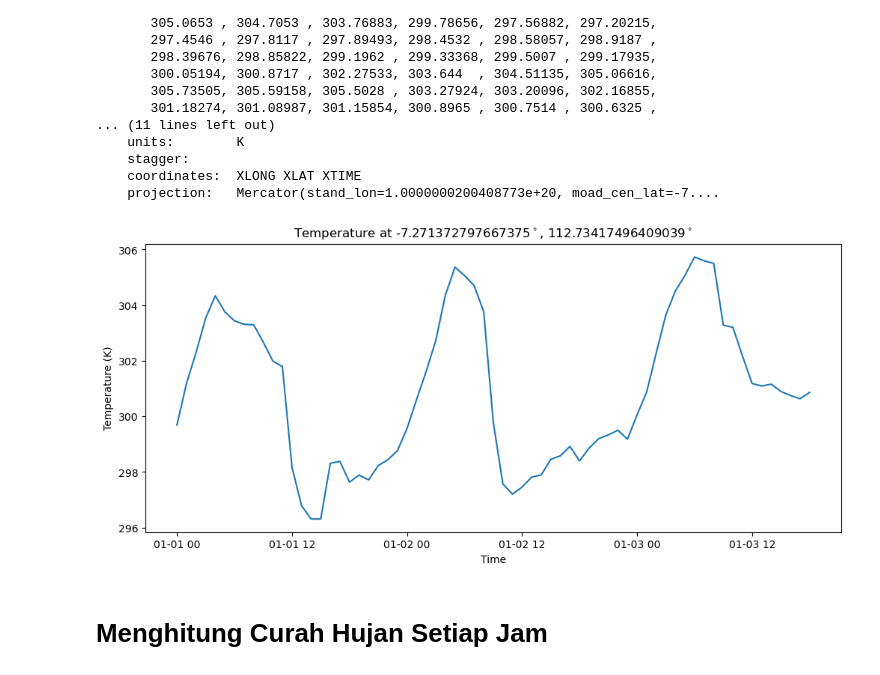
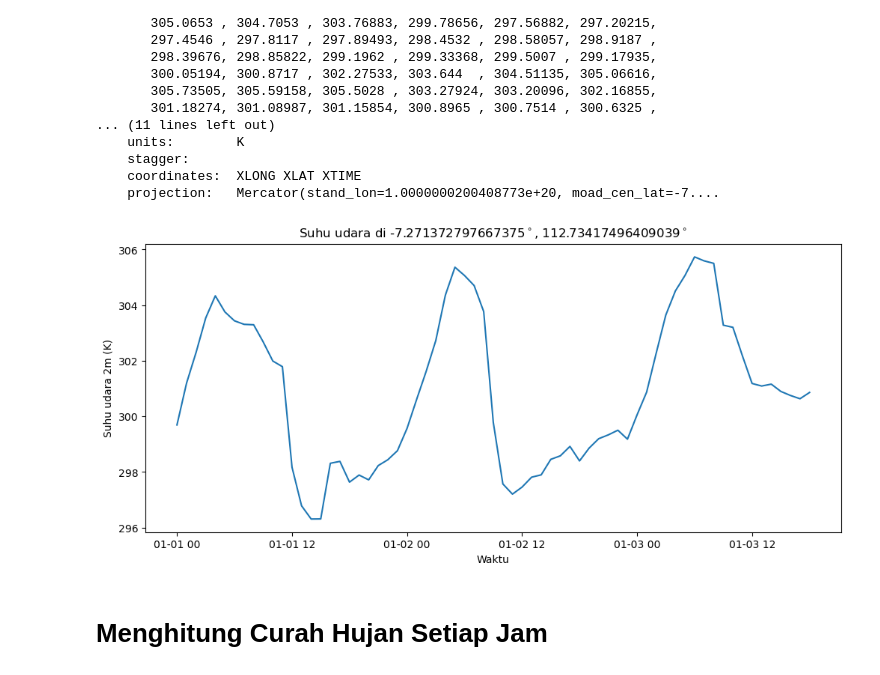
Before and after one commit to agungbaruna/modul-pemodelan-iklim, a Jupyter notebook: notebook/plotT2.ipynb, the cells around one changed output. Cells and saved outputs as stored; diff of their text form; code cells hidden in the pictures.

```diff
--- a/notebook/plotT2.ipynb
+++ b/notebook/plotT2.ipynb
@@ -116,17 +116,17 @@ array([299.69034, 301.19342, 302.30685, 303.5377 , 304.3356 , 303.75574,
 # %%
 # Plot the data
 fig = plt.figure(figsize=(12,5))
 ax  = plt.axes()
 
 ax.plot(wrf_time, wrf_t2_sel.values)
 
-ax.set_xlabel('Time')
-ax.set_ylabel('Temperature (K)')
-ax.set_title(f"Temperature at {lats_sel}$^\circ$, {lons_sel}$^\circ$")
+ax.set_xlabel('Waktu')
+ax.set_ylabel('Suhu udara 2m (K)')
+ax.set_title(f'Suhu udara di {lats_sel}$^\circ$, {lons_sel}$^\circ$')
 
 plt.show()
 # %% [output]
-[figure, old version]
+[figure, new version]
 # %% [markdown]
 # Menghitung Curah Hujan Setiap Jam
 # %%
```
Also changed, not shown: 4 other files.
